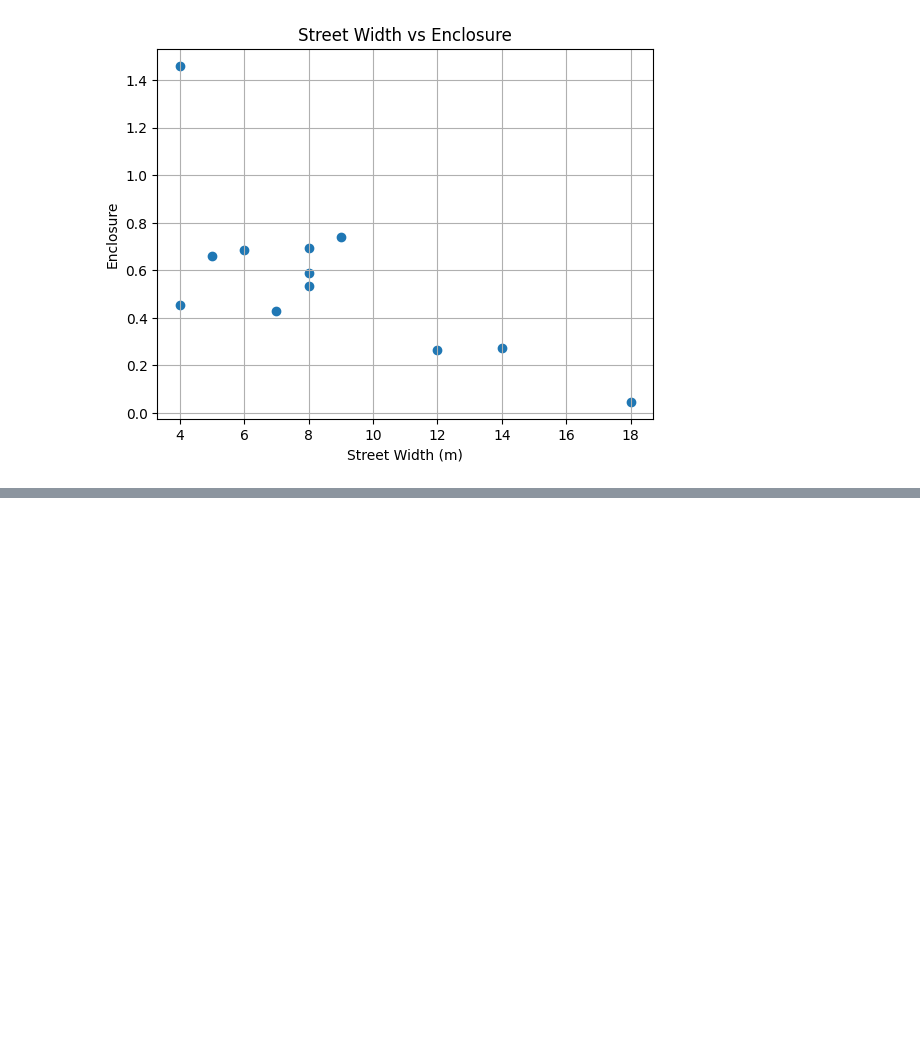
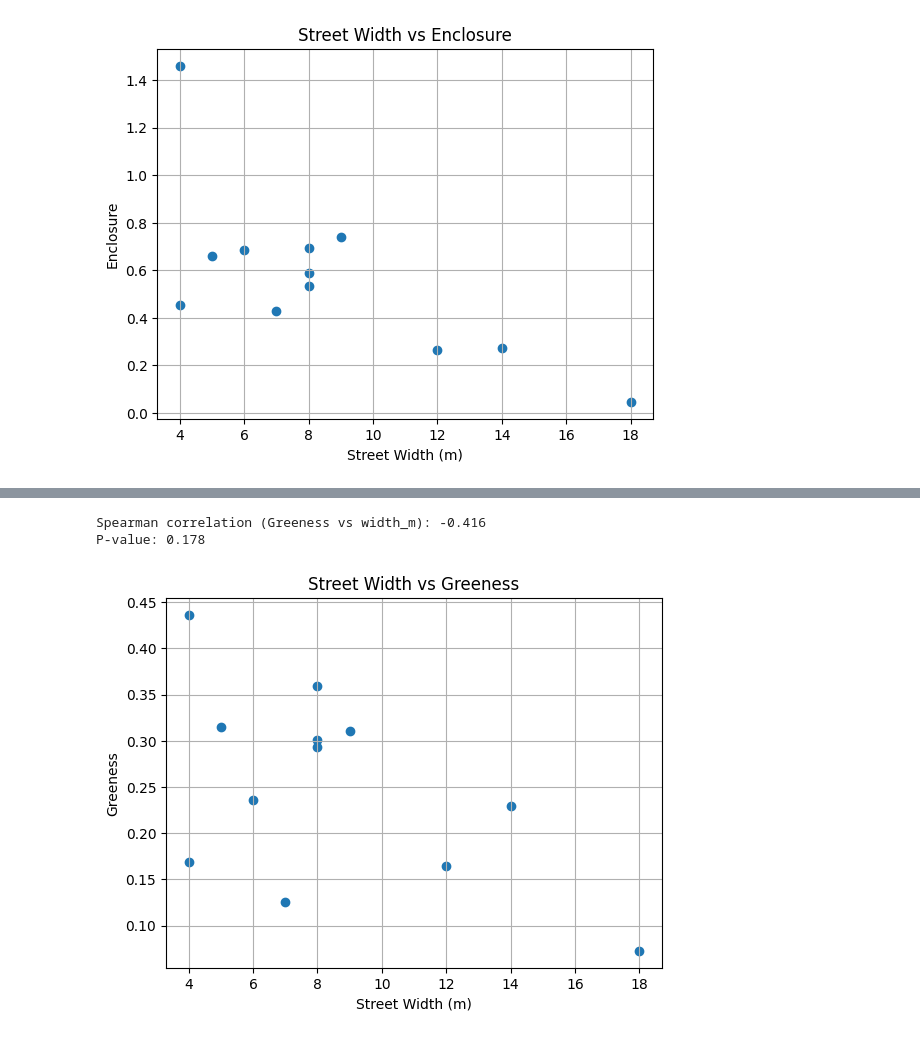
Before and after one commit to Hessam-Maniei/StreetPerception_ML, a Jupyter notebook: notebooks/copyresults.ipynb, the cells around one changed output, grey strips where cells are left out. Drawn from its saved outputs; the diff is of its cells as text; code cells hidden in the pictures; blank space fills up the shorter version.

```diff
--- a/notebooks/copyresults.ipynb
+++ b/notebooks/copyresults.ipynb
@@ -2671,0 +2746,9 @@ plt.show()
+# %%
+epsilon = 1e-6
+
+numeric_df_street["Greeness"] = (
+    numeric_df_street["Trees with columnar shape"] +
+    numeric_df_street["Plant cover"] +
+    epsilon
+)
+display(numeric_df_street["Greeness"])
@@ -2671,0 +2770,22 @@ plt.show()
+# %%
+Greeness = numeric_df_street["Greeness"]
+width = numeric_df_street["Width_m"]
+
+# compute Spearman correlation
+rho, pval = stats.spearmanr(Greeness, width)
+
+print(f"Spearman correlation (Greeness vs width_m): {rho:.3f}")
+print(f"P-value: {pval:.3f}")
+# %% [output]
+Spearman correlation (Greeness vs width_m): -0.416
+P-value: 0.178
+# %%
+
+plt.scatter(numeric_df_street["Width_m"], numeric_df_street["Greeness"])
+plt.xlabel("Street Width (m)")
+plt.ylabel("Greeness")
+plt.title("Street Width vs Greeness")
+plt.grid(True)
+plt.show()
+# %% [output]
+[figure, added]
```
Also changed, not shown: parts of 11 cells of this notebook, 2 other files.
